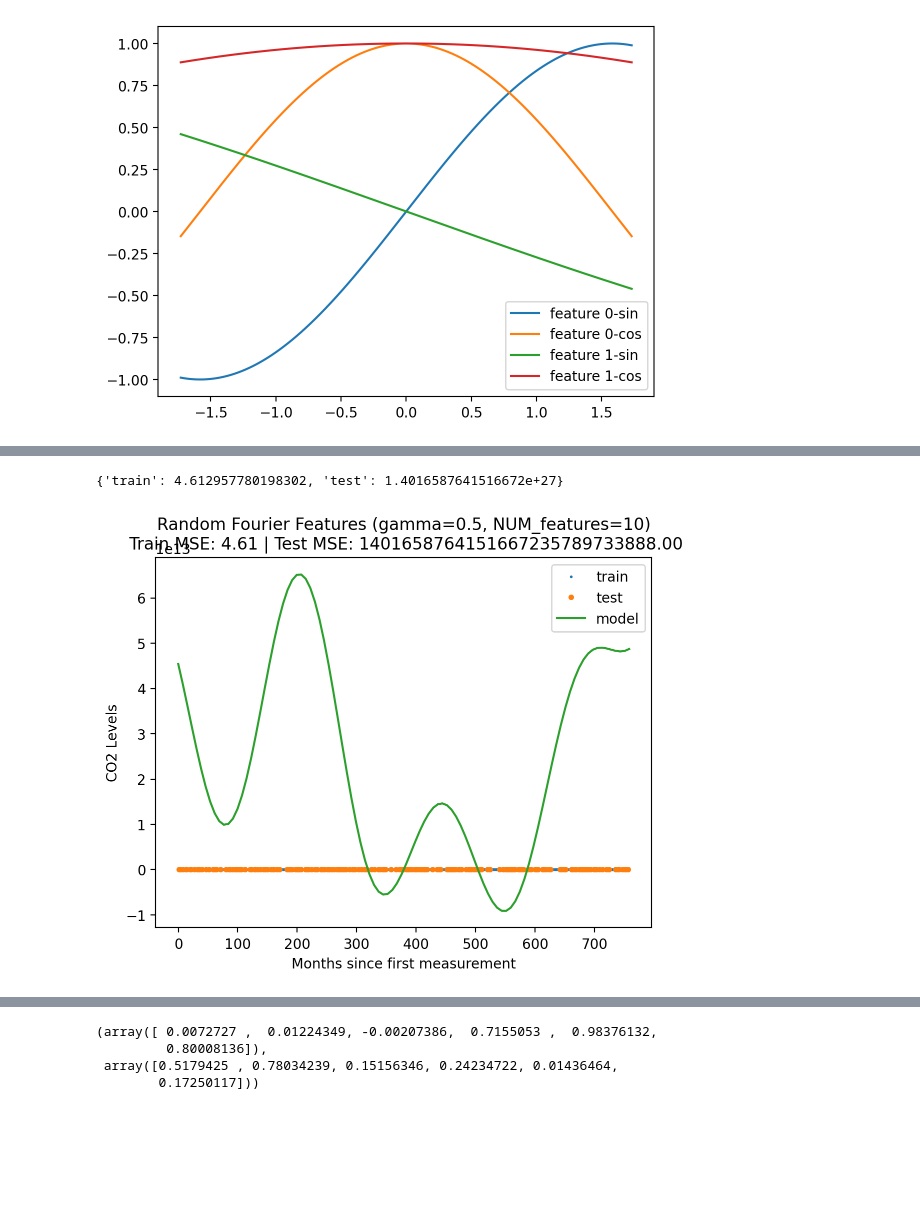
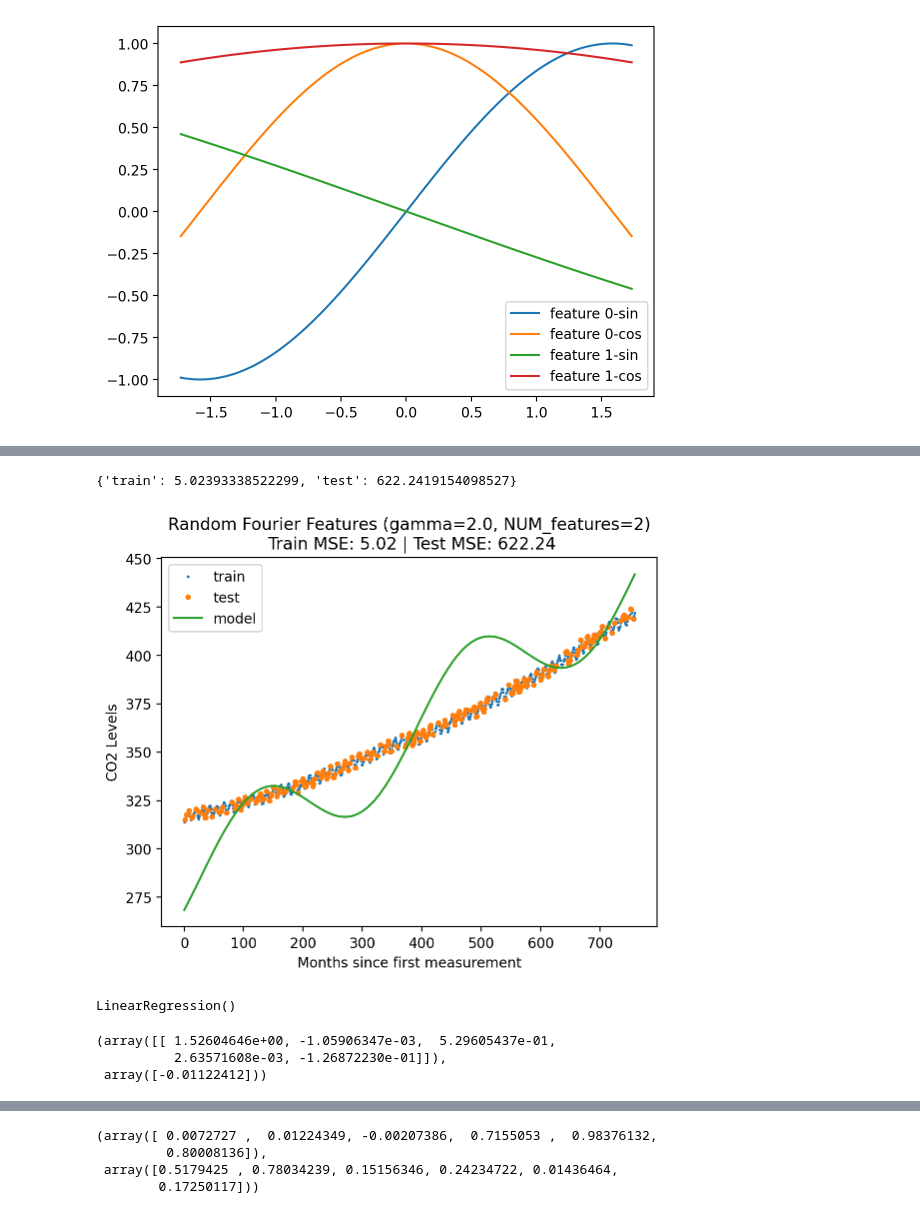
Before and after one commit to nipunbatra/ml-teaching, a Jupyter notebook: notebooks/basis.ipynb, the cells around one changed output, grey strips where cells are left out. Saved outputs shown, nothing was run; the diff lists cells and outputs as text; code cells hidden in the pictures; blank space fills up the shorter version.

```diff
--- a/notebooks/basis.ipynb
+++ b/notebooks/basis.ipynb
@@ -249,11 +249,13 @@ def create_random_features(X, gamma, NUM_features):
     NUM_features is a scalar
     """
 
-    X_rff = np.zeros((len(X), 2*NUM_features))
+    X_rff = np.zeros((len(X), 2*NUM_features + 1))
+    X_rff[:, 0] = X[:, 0]
     for i in range(NUM_features):
-        X_rff[:, i] = np.sin(2*np.pi*gamma*np.random.randn()*X[:, 0])
-        X_rff[:, i + NUM_features] = np.cos(2*np.pi*gamma*np.random.randn()*X[:, 0])
+        b = np.random.randn()
+        X_rff[:, i+1] = np.sin(2*np.pi*gamma*b*X[:, 0])
+        X_rff[:, i + NUM_features+1] = np.cos(2*np.pi*gamma*b*X[:, 0])
 
     # Normalize each column
-    #X_rff = StandardScaler().fit_transform(X_rff)
+    X_rff = StandardScaler().fit_transform(X_rff)
     return X_rff
@@ -260,14 +282,25 @@ def create_random_features(X, gamma, NUM_features):
 # %%
 model3 = LinearRegression()
-gamma = 0.5
-NUM_features = 10
+gamma = 2.0
+NUM_features = 2
 
 Xf_norm_train = create_random_features(X_norm_train.reshape(-1, 1), gamma, NUM_features)
 Xf_norm_test = create_random_features(X_norm_test.reshape(-1, 1), gamma, NUM_features)
 
 X_lin_rff = create_random_features(X_lin_1d, gamma, NUM_features)
 
 plot_fit_predict(model3, Xf_norm_train, y_norm_train, Xf_norm_test, y_norm_test, X_lin_rff, f"Random Fourier Features (gamma={gamma}, NUM_features={NUM_features})")
 # %% [output]
-{'train': 4.612957780198302, 'test': 1.4016587641516672e+27}
+{'train': 5.02393338522299, 'test': 622.2419154098527}
-[figure, old version]
+[figure, new version]
+# %%
+m = LinearRegression()
+m.fit(Xf_norm_train, y_norm_train)
+# %% [output]
+LinearRegression()
+# %%
+m.coef_, m.intercept_
+# %% [output]
+(array([[ 1.52604646e+00, -1.05906347e-03,  5.29605437e-01,
+          2.63571608e-03, -1.26872230e-01]]),
+ array([-0.01122412]))
```
Also changed, not shown: parts of 7 cells of this notebook.
